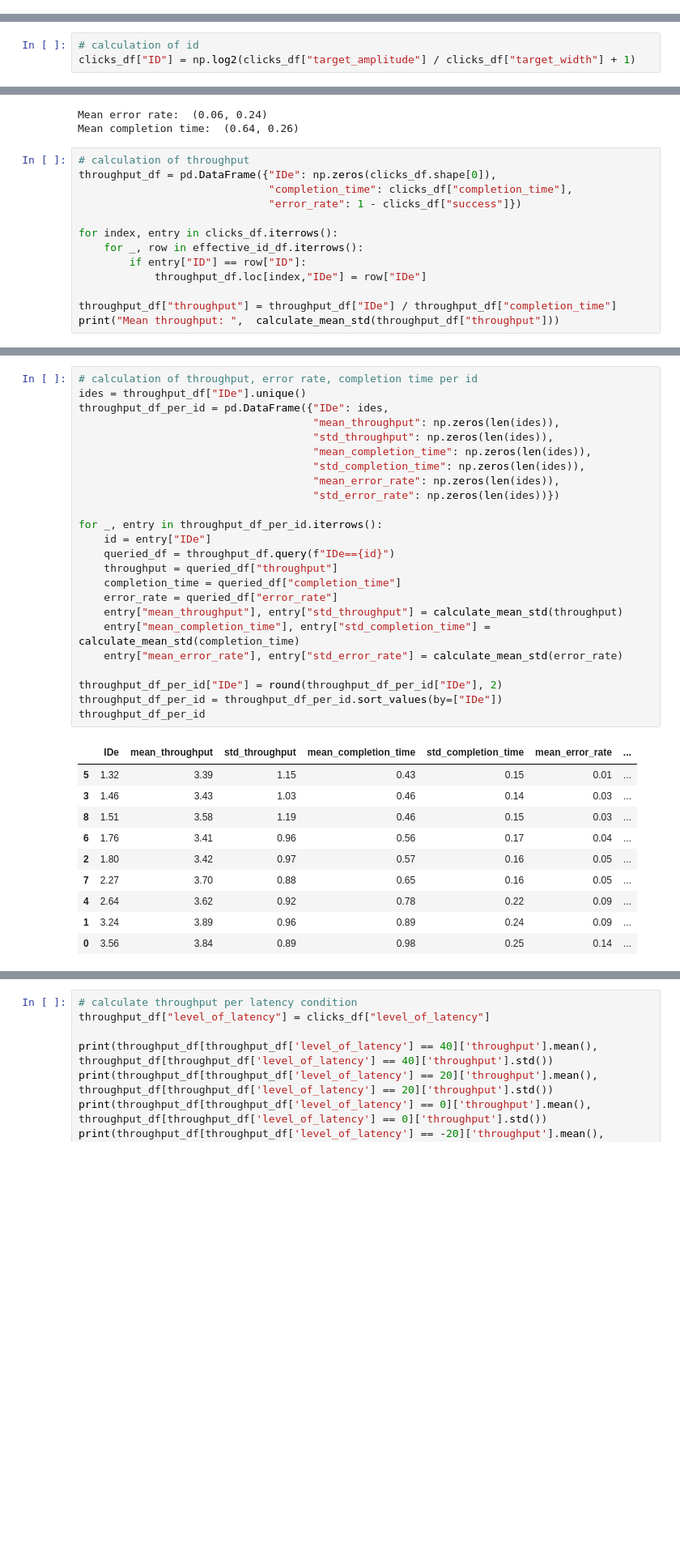
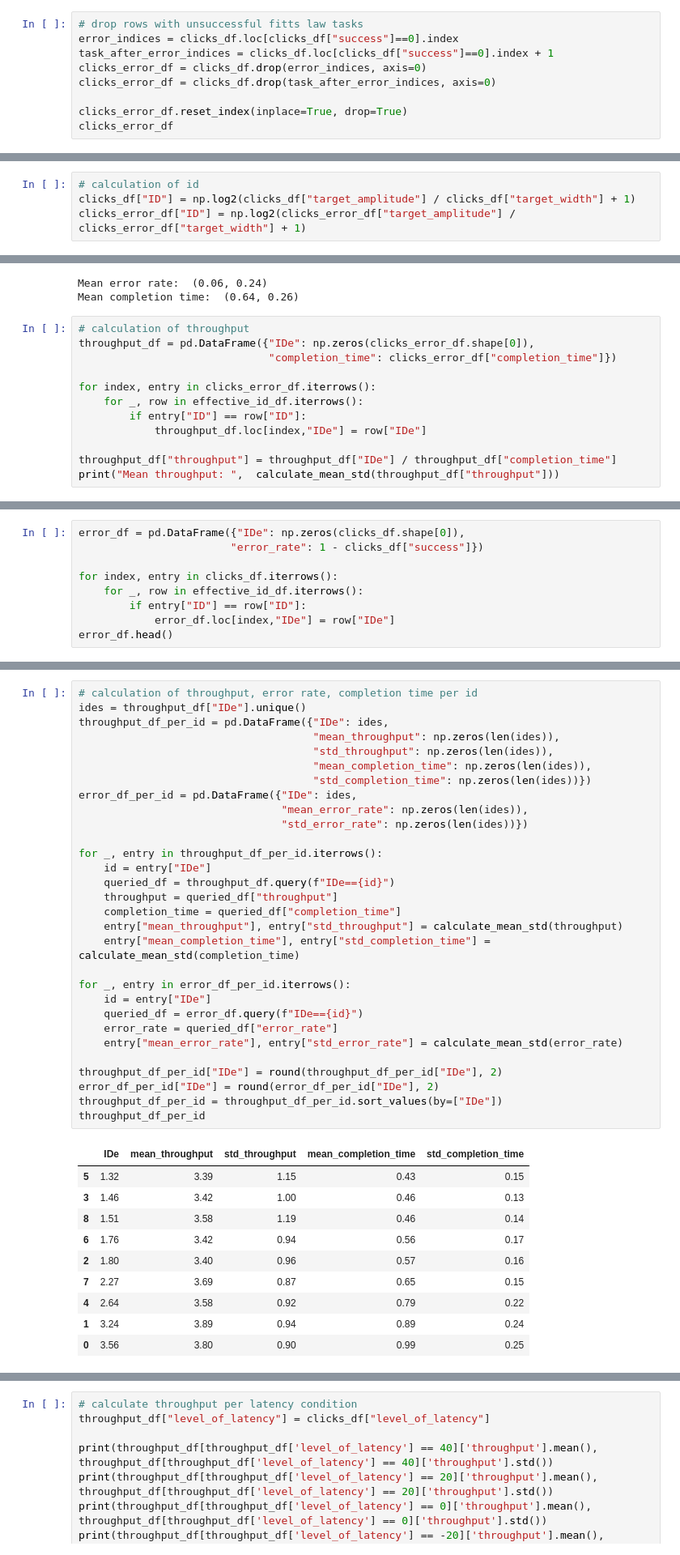
Before and after one commit to lucawoik/SpeedyMouseEvaluation, a Jupyter notebook: descriptive_analysis.ipynb, the cells around one changed output, grey strips where cells are left out. Shown at 81% size. Saved outputs shown, nothing was run; the diff lists cells and outputs as text; blank space fills up the shorter version.

```diff
--- a/descriptive_analysis.ipynb
+++ b/descriptive_analysis.ipynb
@@ -136,0 +145,9 @@ clicks_df.head()
+# %%
+# drop rows with unsuccessful fitts law tasks
+error_indices = clicks_df.loc[clicks_df["success"]==0].index
+task_after_error_indices = clicks_df.loc[clicks_df["success"]==0].index + 1
+clicks_error_df = clicks_df.drop(error_indices, axis=0)
+clicks_error_df = clicks_df.drop(task_after_error_indices, axis=0)
+
+clicks_error_df.reset_index(inplace=True, drop=True)
+clicks_error_df
@@ -144,6 +175,7 @@ clicks_df.head()
 # %%
 # calculation of id
 clicks_df["ID"] = np.log2(clicks_df["target_amplitude"] / clicks_df["target_width"] + 1)
+clicks_error_df["ID"] = np.log2(clicks_error_df["target_amplitude"] / clicks_error_df["target_width"] + 1)
 # %%
 # calculation of effective id
 num_ids = len(clicks_df["ID"].unique())
@@ -193,11 +225,10 @@ Mean error rate:  (0.06, 0.24)
 Mean completion time:  (0.64, 0.26)
 # %%
 # calculation of throughput
-throughput_df = pd.DataFrame({"IDe": np.zeros(clicks_df.shape[0]),
-                              "completion_time": clicks_df["completion_time"],
-                              "error_rate": 1 - clicks_df["success"]})
+throughput_df = pd.DataFrame({"IDe": np.zeros(clicks_error_df.shape[0]),
+                              "completion_time": clicks_error_df["completion_time"]})
 
-for index, entry in clicks_df.iterrows():
+for index, entry in clicks_error_df.iterrows():
     for _, row in effective_id_df.iterrows():
         if entry["ID"] == row["ID"]:
             throughput_df.loc[index,"IDe"] = row["IDe"]
@@ -208,0 +240,9 @@ Mean throughput:  (3.59, 1.02)
+# %%
+error_df = pd.DataFrame({"IDe": np.zeros(clicks_df.shape[0]),
+                        "error_rate": 1 - clicks_df["success"]})
+
+for index, entry in clicks_df.iterrows():
+    for _, row in effective_id_df.iterrows():
+        if entry["ID"] == row["ID"]:
+            error_df.loc[index,"IDe"] = row["IDe"]
+error_df.head()
@@ -209,35 +263,41 @@ Mean throughput:  (3.59, 1.02)
 # %%
 # calculation of throughput, error rate, completion time per id
 ides = throughput_df["IDe"].unique()
 throughput_df_per_id = pd.DataFrame({"IDe": ides,
                                      "mean_throughput": np.zeros(len(ides)),
                                      "std_throughput": np.zeros(len(ides)),
                                      "mean_completion_time": np.zeros(len(ides)),
-                                     "std_completion_time": np.zeros(len(ides)),
-                                     "mean_error_rate": np.zeros(len(ides)),
-                                     "std_error_rate": np.zeros(len(ides))})
+                                     "std_completion_time": np.zeros(len(ides))})
+error_df_per_id = pd.DataFrame({"IDe": ides,
+                                "mean_error_rate": np.zeros(len(ides)),
+                                "std_error_rate": np.zeros(len(ides))})
 
 for _, entry in throughput_df_per_id.iterrows():
     id = entry["IDe"]
     queried_df = throughput_df.query(f"IDe=={id}")
     throughput = queried_df["throughput"]
     completion_time = queried_df["completion_time"]
-    error_rate = queried_df["error_rate"]
     entry["mean_throughput"], entry["std_throughput"] = calculate_mean_std(throughput)
     entry["mean_completion_time"], entry["std_completion_time"] = calculate_mean_std(completion_time)
+
+for _, entry in error_df_per_id.iterrows():
+    id = entry["IDe"]
+    queried_df = error_df.query(f"IDe=={id}")
+    error_rate = queried_df["error_rate"]
     entry["mean_error_rate"], entry["std_error_rate"] = calculate_mean_std(error_rate)
 
 throughput_df_per_id["IDe"] = round(throughput_df_per_id["IDe"], 2)
+error_df_per_id["IDe"] = round(error_df_per_id["IDe"], 2)
 throughput_df_per_id = throughput_df_per_id.sort_values(by=["IDe"])
 throughput_df_per_id
 # %% [output]
-|  | IDe | mean_throughput | std_throughput | mean_completion_time | std_completion_time | mean_error_rate | ... |
-| 5 | 1.32 | 3.39 | 1.15 | 0.43 | 0.15 | 0.01 | ... |
-| 3 | 1.46 | 3.43 | 1.03 | 0.46 | 0.14 | 0.03 | ... |
-| 8 | 1.51 | 3.58 | 1.19 | 0.46 | 0.15 | 0.03 | ... |
-| 6 | 1.76 | 3.41 | 0.96 | 0.56 | 0.17 | 0.04 | ... |
-| 2 | 1.80 | 3.42 | 0.97 | 0.57 | 0.16 | 0.05 | ... |
-| 7 | 2.27 | 3.70 | 0.88 | 0.65 | 0.16 | 0.05 | ... |
-| 4 | 2.64 | 3.62 | 0.92 | 0.78 | 0.22 | 0.09 | ... |
-| 1 | 3.24 | 3.89 | 0.96 | 0.89 | 0.24 | 0.09 | ... |
-| 0 | 3.56 | 3.84 | 0.89 | 0.98 | 0.25 | 0.14 | ... |
+|  | IDe | mean_throughput | std_throughput | mean_completion_time | std_completion_time |
+| 5 | 1.32 | 3.39 | 1.15 | 0.43 | 0.15 |
+| 3 | 1.46 | 3.42 | 1.00 | 0.46 | 0.13 |
+| 8 | 1.51 | 3.58 | 1.19 | 0.46 | 0.14 |
+| 6 | 1.76 | 3.42 | 0.94 | 0.56 | 0.17 |
+| 2 | 1.80 | 3.40 | 0.96 | 0.57 | 0.16 |
+| 7 | 2.27 | 3.69 | 0.87 | 0.65 | 0.15 |
+| 4 | 2.64 | 3.58 | 0.92 | 0.79 | 0.22 |
+| 1 | 3.24 | 3.89 | 0.94 | 0.89 | 0.24 |
+| 0 | 3.56 | 3.80 | 0.90 | 0.99 | 0.25 |
```
Also changed, not shown: parts of 18 cells of this notebook.
